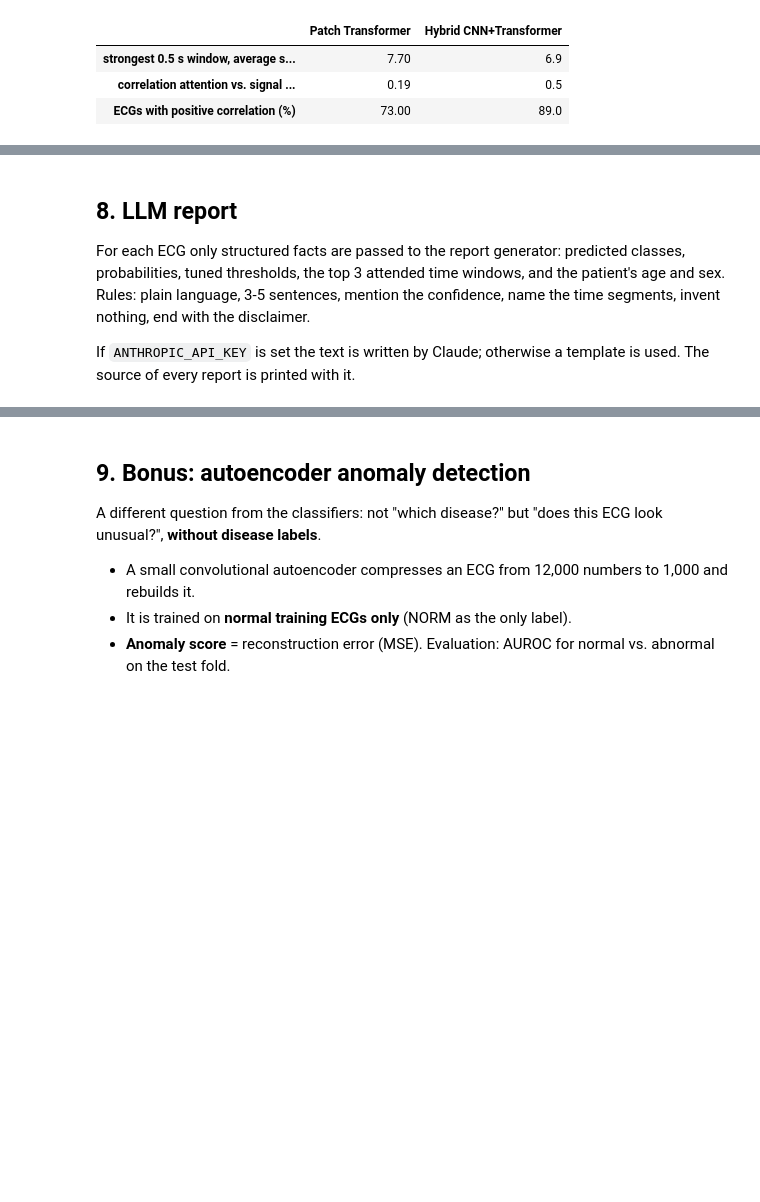
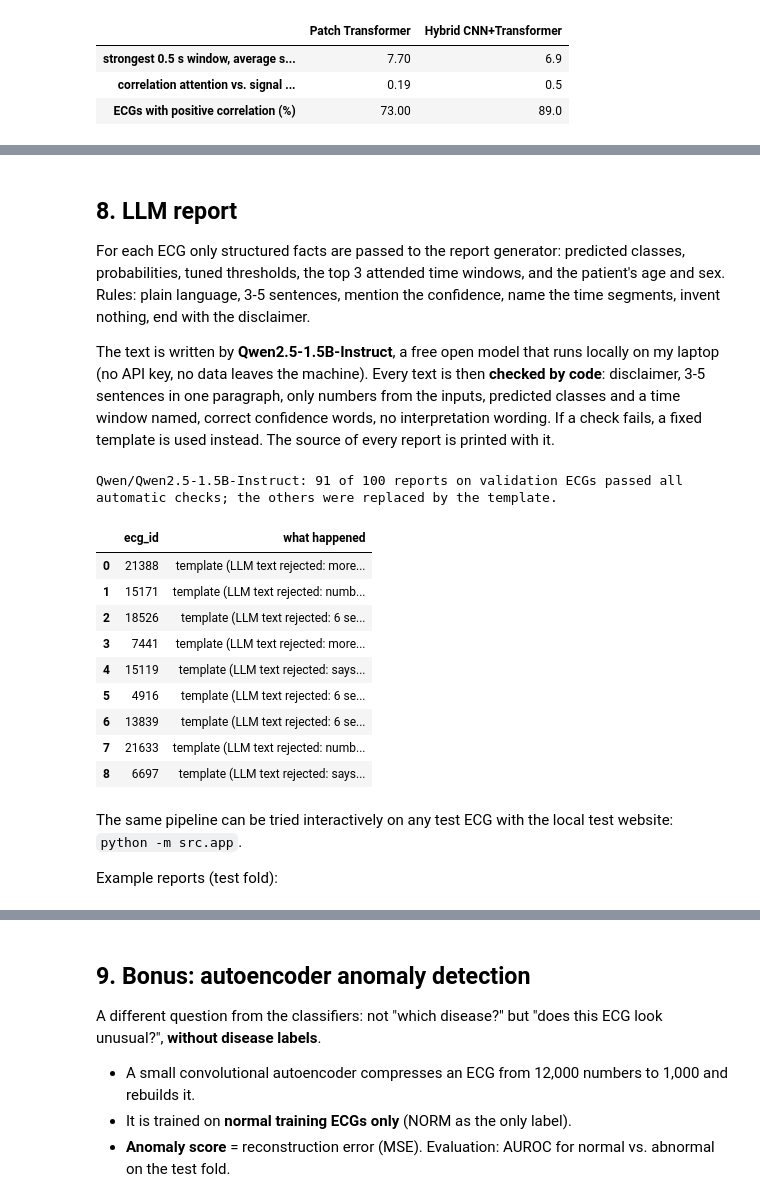
Before and after one commit to phupaqazzaq/Trial_Project_ECG, a Jupyter notebook: notebooks/presentation.ipynb, the cells around one changed output, grey strips where cells are left out. Drawn from its saved outputs; the diff is of its cells as text; code cells hidden in the pictures; blank space fills up the shorter version.

Commit message:
Report step: free local Qwen model with automatic checks; local Gradio test website
Co-Authored-By: Claude Fable 5.2 <noreply@anthropic.com>

```diff
--- a/notebooks/presentation.ipynb
+++ b/notebooks/presentation.ipynb
@@ -250,7 +250,28 @@ STTC:
 
 For each ECG only structured facts are passed to the report generator: predicted classes, probabilities, tuned thresholds, the top 3 attended time windows, and the patient's age and sex. Rules: plain language, 3-5 sentences, mention the confidence, name the time segments, invent nothing, end with the disclaimer.
 
-If `ANTHROPIC_API_KEY` is set the text is written by Claude; otherwise a template is used. The source of every report is printed with it.
+The text is written by **Qwen2.5-1.5B-Instruct**, a free open model that runs locally on my laptop (no API key, no data leaves the machine). Every text is then **checked by code**: disclaimer, 3-5 sentences in one paragraph, only numbers from the inputs, predicted classes and a time window named, correct confidence words, no interpretation wording. If a check fails, a fixed template is used instead. The source of every report is printed with it.
+# %%
+check = json.load(open(RESULTS / "llm_check.json"))
+print(f"{check['model']}: {check['accepted']} of {check['n_validation_ecgs']} reports on validation ECGs "
+      f"passed all automatic checks; the others were replaced by the template.")
+display(pd.DataFrame(check["rejected"]).rename(columns={"source": "what happened"}))
+# %% [output]
+Qwen/Qwen2.5-1.5B-Instruct: 91 of 100 reports on validation ECGs passed all automatic checks; the others were replaced by the template.
+|  | ecg_id | what happened |
+| 0 | 21388 | template (LLM text rejected: more... |
+| 1 | 15171 | template (LLM text rejected: numb... |
+| 2 | 18526 | template (LLM text rejected: 6 se... |
+| 3 | 7441 | template (LLM text rejected: more... |
+| 4 | 15119 | template (LLM text rejected: says... |
+| 5 | 4916 | template (LLM text rejected: 6 se... |
+| 6 | 13839 | template (LLM text rejected: 6 se... |
+| 7 | 21633 | template (LLM text rejected: numb... |
+| 8 | 6697 | template (LLM text rejected: says... |
+# %% [markdown]
+The same pipeline can be tried interactively on any test ECG with the local test website: `python -m src.app`.
+
+Example reports (test fold):
 # %%
 display(Markdown((RESULTS / "llm_reports.md").read_text(encoding="utf-8")))
 # %% [output]
```
Also changed, not shown: parts of 2 cells of this notebook, 9 other files.
